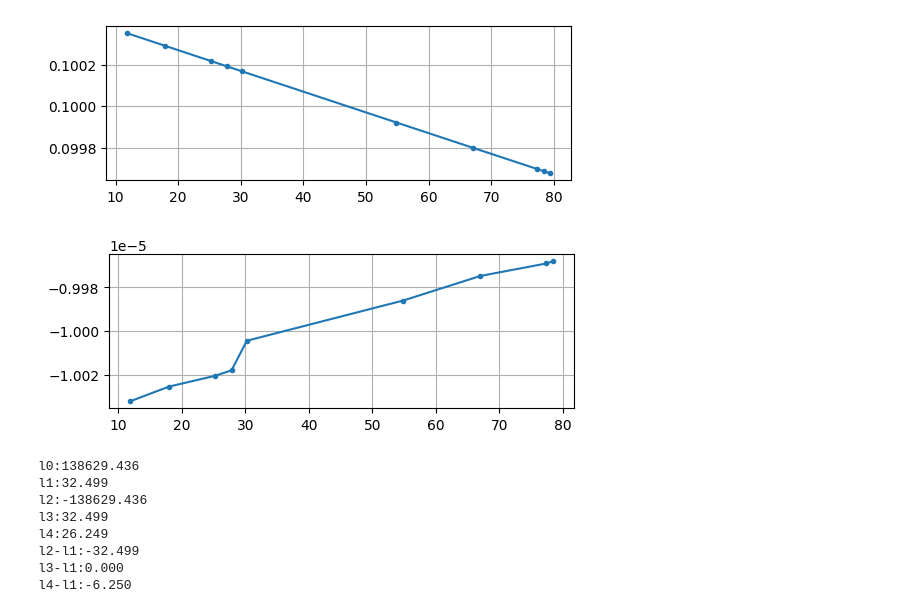
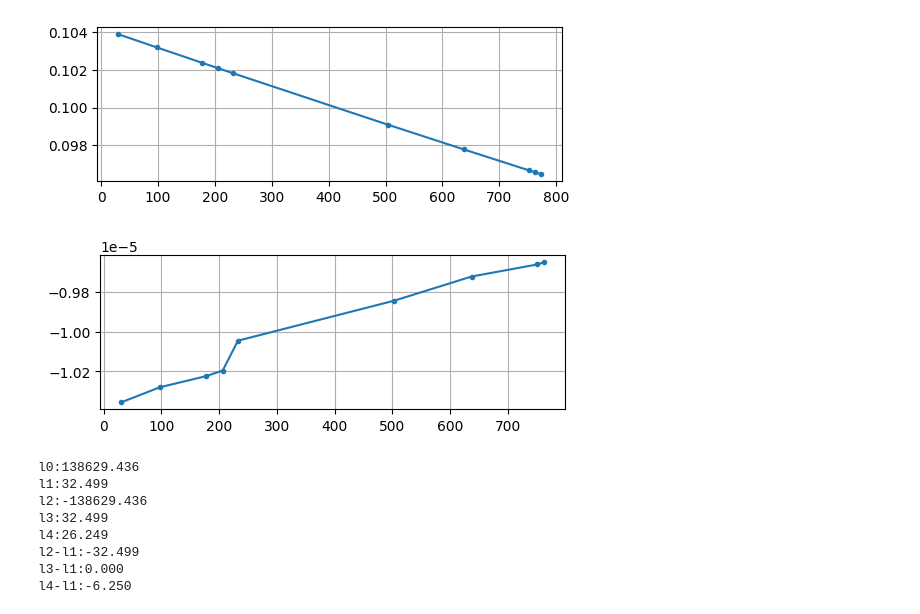
Before and after one commit to salar96/LearningFLPO, a Jupyter notebook: learn_LSE.ipynb, the cells around one changed output. Drawn from its saved outputs; the diff is of its cells as text; code cells hidden in the pictures.

```diff
--- a/learn_LSE.ipynb
+++ b/learn_LSE.ipynb
@@ -35,21 +35,21 @@ def gibbs(D_array, beta):
     return P
 # %%
 np.random.seed(10)
-D_array = np.sort(np.random.uniform(10,100,10))
+D_array = np.sort(np.random.uniform(10,1000,10))
 beta = 0.0001
 P = gibbs(D_array, beta)
 slopeP = (P[1:] - P[0:-1])/(D_array[1:]-D_array[0:-1])
 plt.figure(figsize=(6,2))
 plt.plot(D_array, P, marker='.')
 plt.grid()
 
 plt.figure(figsize=(6,2))
 plt.plot(D_array[0:-1], slopeP, marker='.')
 plt.grid()
 plt.show()
 # %% [output]
-[figure, old version]
+[figure, new version]
-[figure, old version]
+[figure, new version]
 # %%
 d1 = 10
 d2 = 30
```
